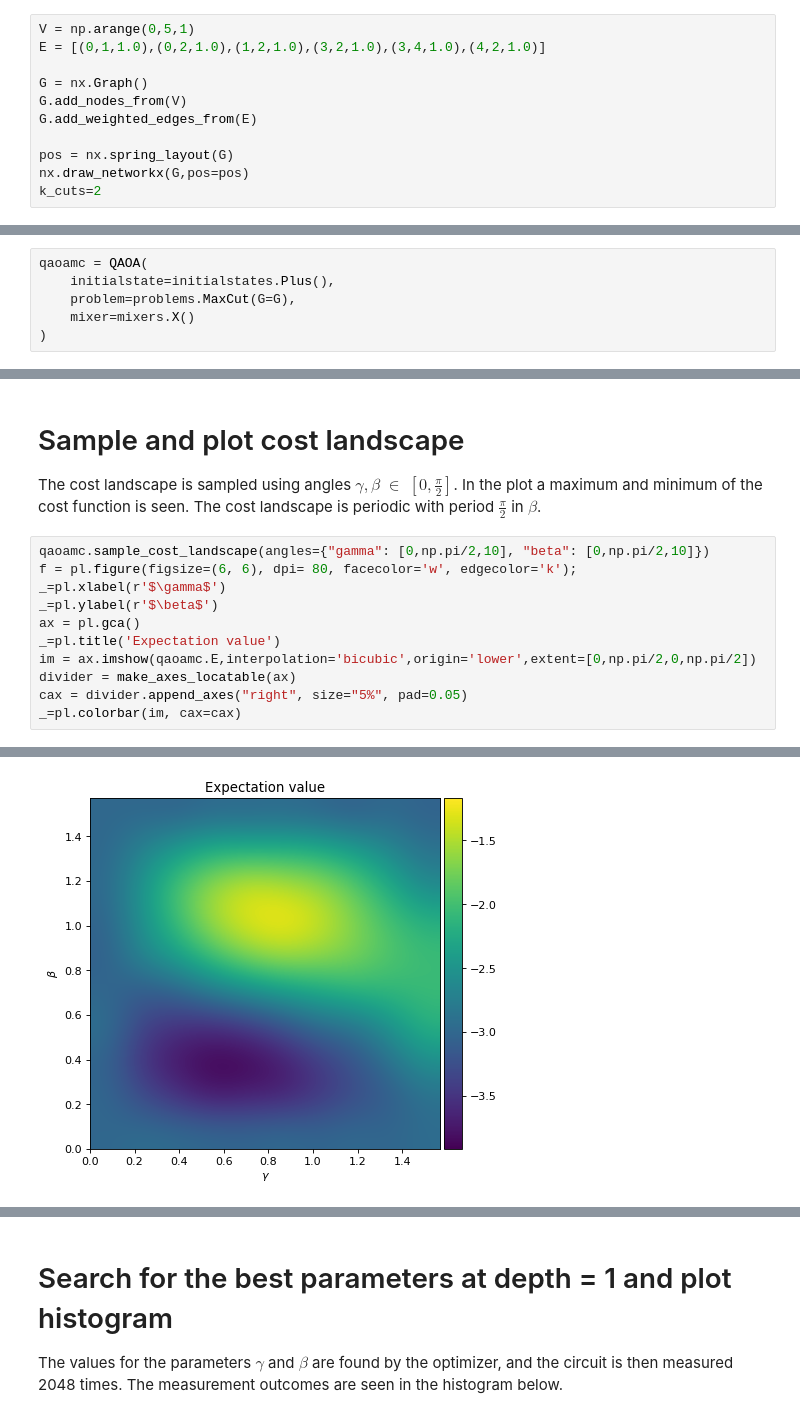
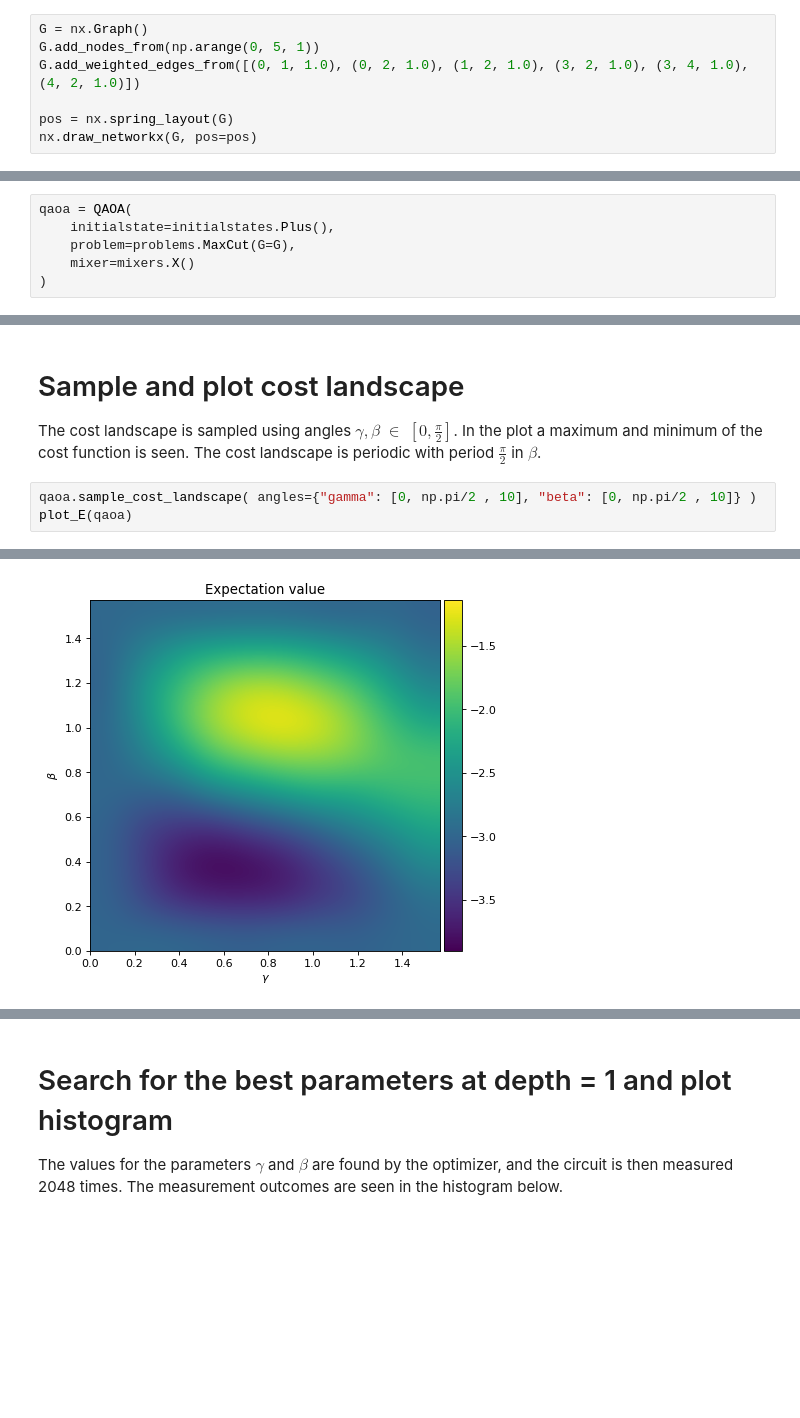
Before and after one commit to OpenQuantumComputing/QAOA, a Jupyter notebook: examples/MaxCut/ToyExample.ipynb, the cells around one changed output, grey strips where cells are left out. Drawn from its saved outputs; the diff is of its cells as text; blank space fills up the shorter version.

```diff
--- a/examples/MaxCut/ToyExample.ipynb
+++ b/examples/MaxCut/ToyExample.ipynb
@@ -18,12 +16,8 @@ from qiskit.visualization import *
 # %%
-V = np.arange(0,5,1)
-E = [(0,1,1.0),(0,2,1.0),(1,2,1.0),(3,2,1.0),(3,4,1.0),(4,2,1.0)]
-
 G = nx.Graph()
-G.add_nodes_from(V)
-G.add_weighted_edges_from(E)
+G.add_nodes_from(np.arange(0, 5, 1))
+G.add_weighted_edges_from([(0, 1, 1.0), (0, 2, 1.0), (1, 2, 1.0), (3, 2, 1.0), (3, 4, 1.0), (4, 2, 1.0)])
 
 pos = nx.spring_layout(G)
-nx.draw_networkx(G,pos=pos)
-k_cuts=2
+nx.draw_networkx(G, pos=pos)
 # %% [output]
@@ -32,7 +26,7 @@ k_cuts=2
 # Creating a QAOA instance and drawing the quantum circuit
 Below the quantum circuit for the QAOA method is shown. The circuit corresponds to preparation of the $\gamma$ and $\beta$ dependent state: $|\gamma, \beta\rangle = e^{-iH_{M}\beta}e^{-iH_C\gamma}|0\rangle $, where $|0\rangle$ is the equal superposition over all computational basis states prepared by the hadamard gates. $H_M$ and $H_C$ are the standar X-mixer and the cost hamiltonian respectively.
 # %%
-qaoamc = QAOA(
+qaoa = QAOA(
     initialstate=initialstates.Plus(),
     problem=problems.MaxCut(G=G),
     mixer=mixers.X()
@@ -50,14 +44,6 @@ qaoamc.parameterized_circuit.draw(output = 'mpl')
 
 The cost landscape is sampled using angles $\gamma, \beta$ $\in$ $[0, \frac{\pi}{2}]$. In the plot a maximum and minimum of the cost function is seen. The cost landscape is periodic with period $\frac{\pi}{2}$ in $\beta$.
 # %%
-qaoamc.sample_cost_landscape(angles={"gamma": [0,np.pi/2,10], "beta": [0,np.pi/2,10]})
-f = pl.figure(figsize=(6, 6), dpi= 80, facecolor='w', edgecolor='k');
-_=pl.xlabel(r'$\gamma$')
-_=pl.ylabel(r'$\beta$')
-ax = pl.gca()
-_=pl.title('Expectation value')
-im = ax.imshow(qaoamc.E,interpolation='bicubic',origin='lower',extent=[0,np.pi/2,0,np.pi/2])
-divider = make_axes_locatable(ax)
-cax = divider.append_axes("right", size="5%", pad=0.05)
-_=pl.colorbar(im, cax=cax)
+qaoa.sample_cost_landscape( angles={"gamma": [0, np.pi/2 , 10], "beta": [0, np.pi/2 , 10]} )
+plot_E(qaoa)
 # %% [output]
@@ -70 +56 @@ _=pl.colorbar(im, cax=cax)
-[figure, old version]
+[figure, new version]
```
Also changed, not shown: parts of 10 cells of this notebook, 23 other files.
